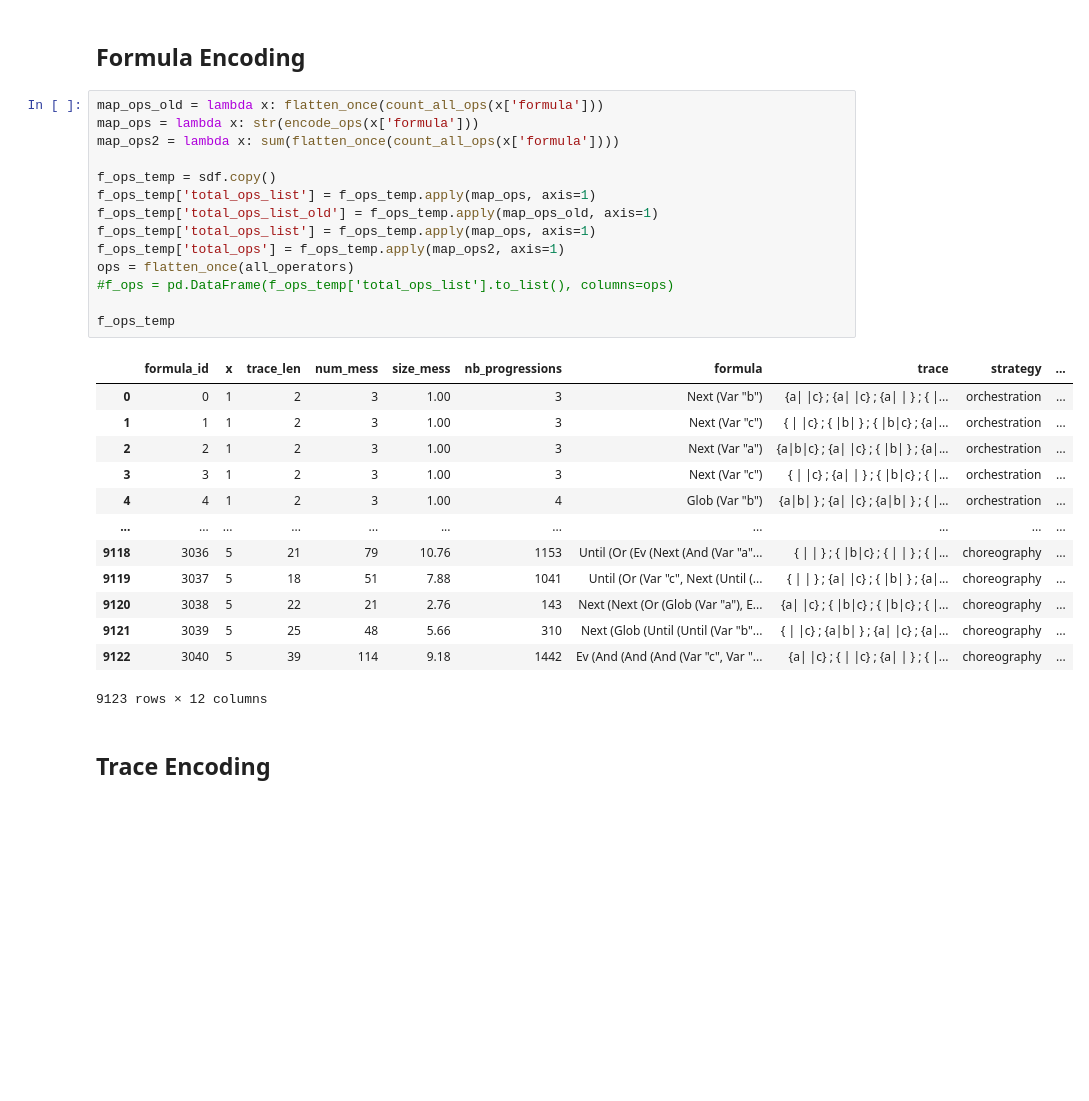
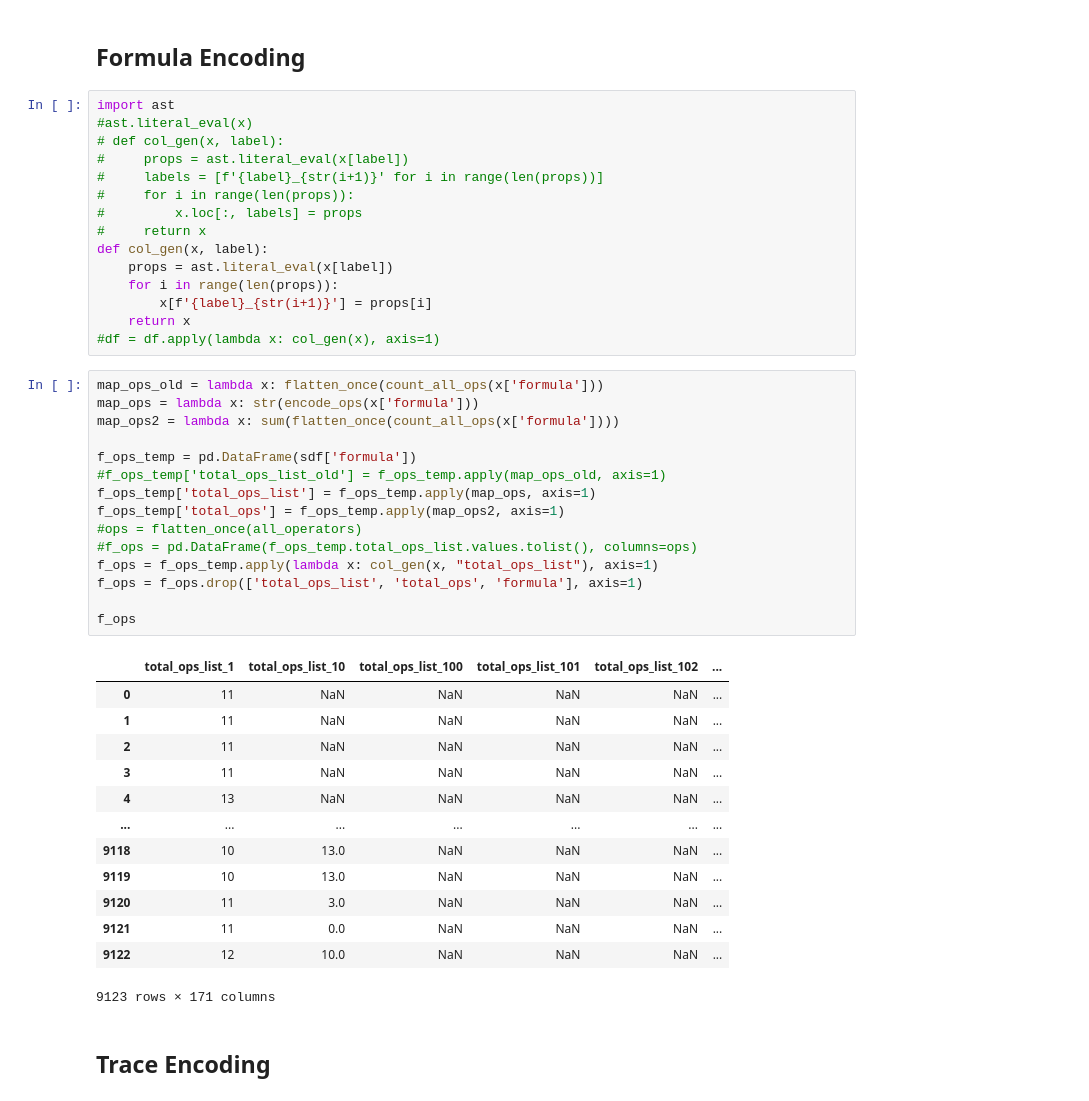
Before and after one commit to ennioVisco/predicting-decentmon, a Jupyter notebook: preparation.ipynb, the cells around one changed output. Cells and saved outputs as stored; diff of their text form; blank space fills up the shorter version.

```diff
--- a/preparation.ipynb
+++ b/preparation.ipynb
@@ -142,34 +142,50 @@ metric            trace_len
 dtype: object
 # %% [markdown]
 ## Formula Encoding
+# %%
+import ast
+#ast.literal_eval(x)
+# def col_gen(x, label):
+#     props = ast.literal_eval(x[label])
+#     labels = [f'{label}_{str(i+1)}' for i in range(len(props))]
+#     for i in range(len(props)):
+#         x.loc[:, labels] = props
+#     return x
+def col_gen(x, label):
+    props = ast.literal_eval(x[label])
+    for i in range(len(props)):
+        x[f'{label}_{str(i+1)}'] = props[i]
+    return x
+#df = df.apply(lambda x: col_gen(x), axis=1)
 # %%
 map_ops_old = lambda x: flatten_once(count_all_ops(x['formula']))
 map_ops = lambda x: str(encode_ops(x['formula']))
 map_ops2 = lambda x: sum(flatten_once(count_all_ops(x['formula'])))
 
-f_ops_temp = sdf.copy()
-f_ops_temp['total_ops_list'] = f_ops_temp.apply(map_ops, axis=1)
-f_ops_temp['total_ops_list_old'] = f_ops_temp.apply(map_ops_old, axis=1)
+f_ops_temp = pd.DataFrame(sdf['formula'])
+#f_ops_temp['total_ops_list_old'] = f_ops_temp.apply(map_ops_old, axis=1)
 f_ops_temp['total_ops_list'] = f_ops_temp.apply(map_ops, axis=1)
 f_ops_temp['total_ops'] = f_ops_temp.apply(map_ops2, axis=1)
-ops = flatten_once(all_operators)
-#f_ops = pd.DataFrame(f_ops_temp['total_ops_list'].to_list(), columns=ops)
+#ops = flatten_once(all_operators)
+#f_ops = pd.DataFrame(f_ops_temp.total_ops_list.values.tolist(), columns=ops)
+f_ops = f_ops_temp.apply(lambda x: col_gen(x, "total_ops_list"), axis=1)
+f_ops = f_ops.drop(['total_ops_list', 'total_ops', 'formula'], axis=1)
 
-f_ops_temp
+f_ops
 # %% [output]
-|  | formula_id | x | trace_len | num_mess | size_mess | nb_progressions | formula | trace | strategy | ... |
-| 0 | 0 | 1 | 2 | 3 | 1.00 | 3 | Next (Var "b") | {a| |c} ; {a| |c} ; {a| | } ; { |... | orchestration | ... |
-| 1 | 1 | 1 | 2 | 3 | 1.00 | 3 | Next (Var "c") | { | |c} ; { |b| } ; { |b|c} ; {a|... | orchestration | ... |
-| 2 | 2 | 1 | 2 | 3 | 1.00 | 3 | Next (Var "a") | {a|b|c} ; {a| |c} ; { |b| } ; {a|... | orchestration | ... |
-| 3 | 3 | 1 | 2 | 3 | 1.00 | 3 | Next (Var "c") | { | |c} ; {a| | } ; { |b|c} ; { |... | orchestration | ... |
-| 4 | 4 | 1 | 2 | 3 | 1.00 | 4 | Glob (Var "b") | {a|b| } ; {a| |c} ; {a|b| } ; { |... | orchestration | ... |
-| ... | ... | ... | ... | ... | ... | ... | ... | ... | ... | ... |
-| 9118 | 3036 | 5 | 21 | 79 | 10.76 | 1153 | Until (Or (Ev (Next (And (Var "a"... | { | | } ; { |b|c} ; { | | } ; { |... | choreography | ... |
-| 9119 | 3037 | 5 | 18 | 51 | 7.88 | 1041 | Until (Or (Var "c", Next (Until (... | { | | } ; {a| |c} ; { |b| } ; {a|... | choreography | ... |
-| 9120 | 3038 | 5 | 22 | 21 | 2.76 | 143 | Next (Next (Or (Glob (Var "a"), E... | {a| |c} ; { |b|c} ; { |b|c} ; { |... | choreography | ... |
-| 9121 | 3039 | 5 | 25 | 48 | 5.66 | 310 | Next (Glob (Until (Until (Var "b"... | { | |c} ; {a|b| } ; {a| |c} ; {a|... | choreography | ... |
-| 9122 | 3040 | 5 | 39 | 114 | 9.18 | 1442 | Ev (And (And (And (Var "c", Var "... | {a| |c} ; { | |c} ; {a| | } ; { |... | choreography | ... |
+|  | total_ops_list_1 | total_ops_list_10 | total_ops_list_100 | total_ops_list_101 | total_ops_list_102 | ... |
+| 0 | 11 | NaN | NaN | NaN | NaN | ... |
+| 1 | 11 | NaN | NaN | NaN | NaN | ... |
+| 2 | 11 | NaN | NaN | NaN | NaN | ... |
+| 3 | 11 | NaN | NaN | NaN | NaN | ... |
+| 4 | 13 | NaN | NaN | NaN | NaN | ... |
+| ... | ... | ... | ... | ... | ... | ... |
+| 9118 | 10 | 13.0 | NaN | NaN | NaN | ... |
+| 9119 | 10 | 13.0 | NaN | NaN | NaN | ... |
+| 9120 | 11 | 3.0 | NaN | NaN | NaN | ... |
+| 9121 | 11 | 0.0 | NaN | NaN | NaN | ... |
+| 9122 | 12 | 10.0 | NaN | NaN | NaN | ... |
-9123 rows × 12 columns
+9123 rows × 171 columns
 # %% [markdown]
 ## Trace Encoding
 # %%
```
Also changed, not shown: parts of 12 cells of this notebook, 2 other files.
